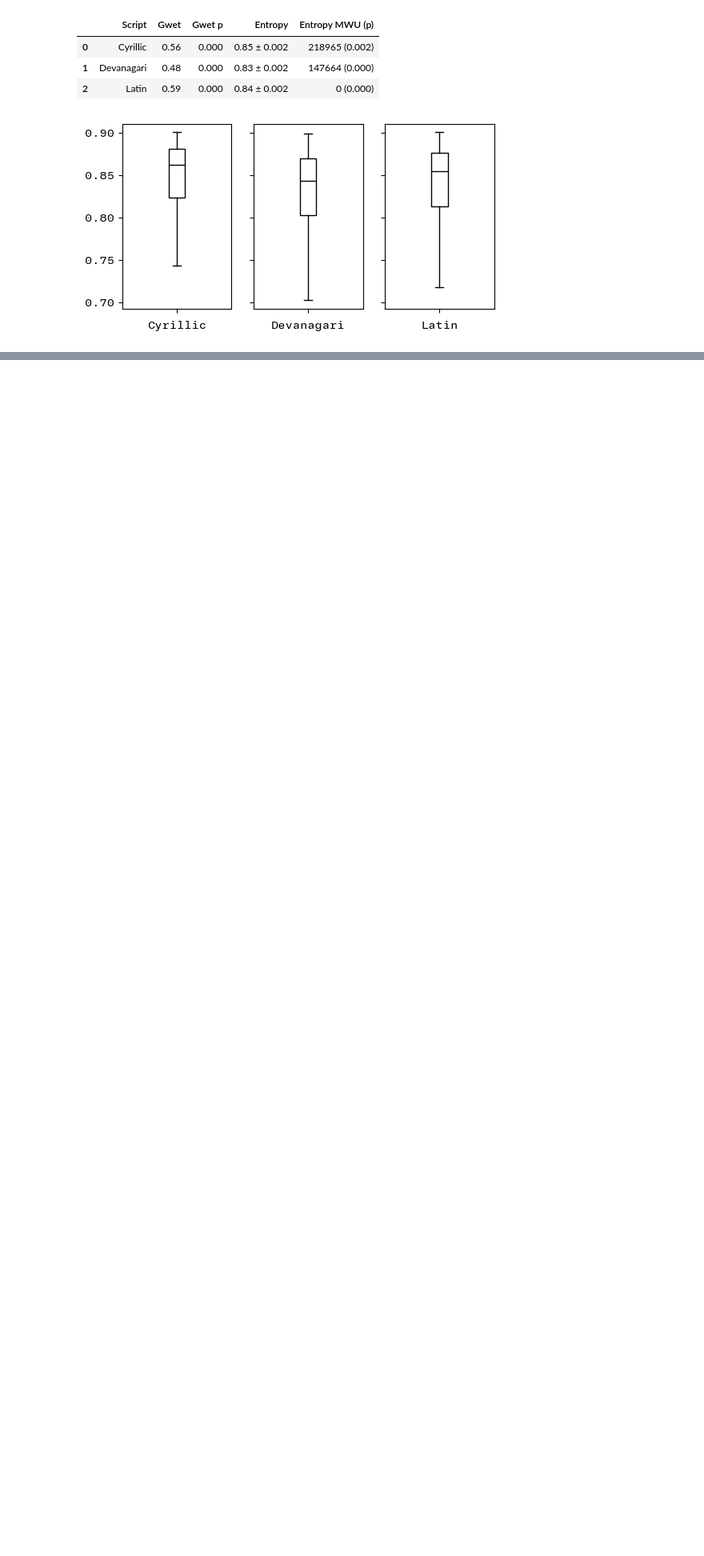
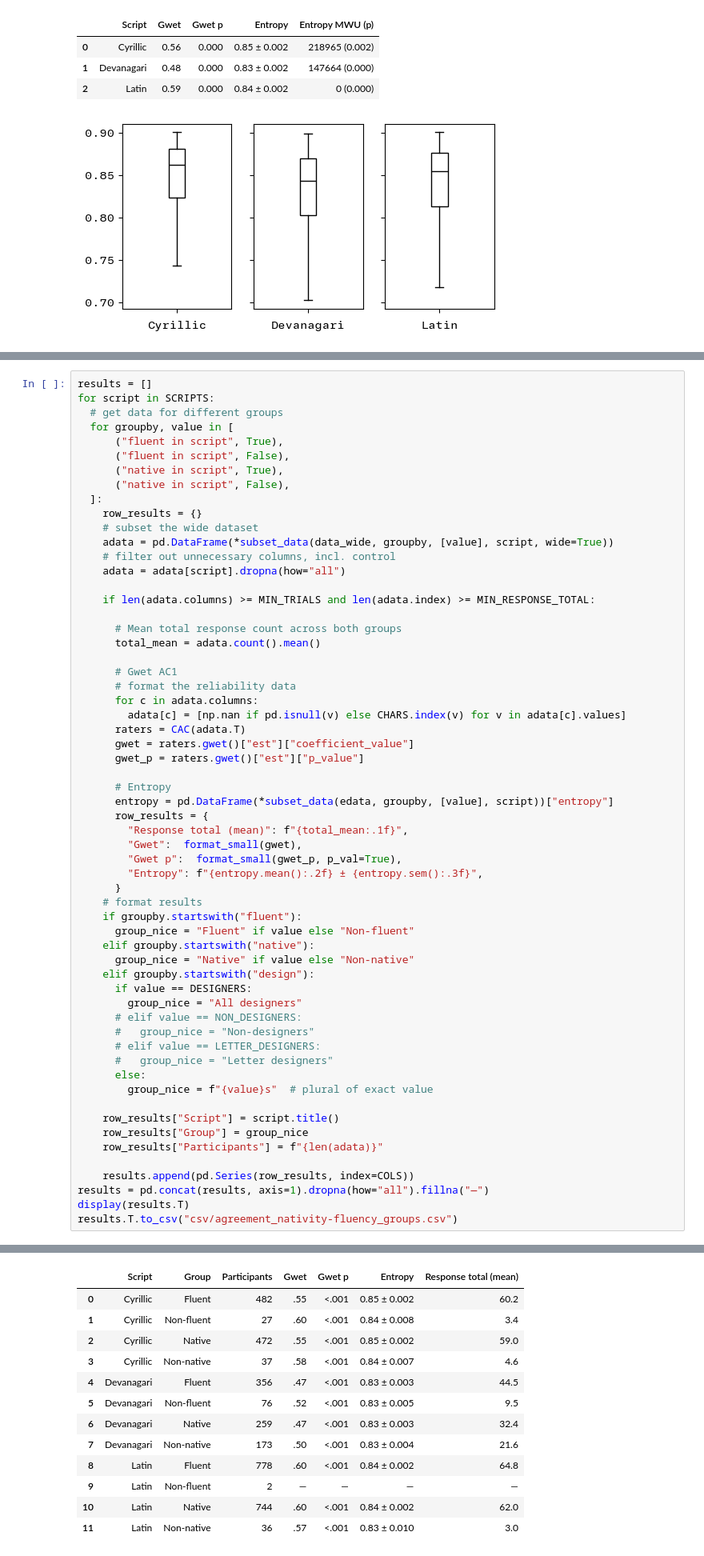
Before and after one commit to MrBrezina/context-sensitive-visual-similarity, a Jupyter notebook: data/participants-agreement_effects-of-expertise-fluency-nativity.ipynb, the cells around one changed output, grey strips where cells are left out. Shown: that part at 80% size. Drawn from its saved outputs; the diff is of its cells as text; blank space fills up the shorter version.

```diff
--- a/data/participants-agreement_effects-of-expertise-fluency-nativity.ipynb
+++ b/data/participants-agreement_effects-of-expertise-fluency-nativity.ipynb
@@ -493,0 +486,61 @@ Alpha is 0.013 after Bonferroni correction for a family of 4 hypotheses for Lati
+# %%
+results = []
+for script in SCRIPTS:
+  # get data for different groups
+  for groupby, value in [
+      ("fluent in script", True),
+      ("fluent in script", False),
+      ("native in script", True),
+      ("native in script", False),
+  ]:
+    row_results = {}
+    # subset the wide dataset
+    adata = pd.DataFrame(*subset_data(data_wide, groupby, [value], script, wide=True))
+    # filter out unnecessary columns, incl. control
+    adata = adata[script].dropna(how="all")
+
+    if len(adata.columns) >= MIN_TRIALS and len(adata.index) >= MIN_RESPONSE_TOTAL:
+
+      # Mean total response count across both groups
+      total_mean = adata.count().mean()
+
+      # Gwet AC1
+      # format the reliability data
+      for c in adata.columns:
+        adata[c] = [np.nan if pd.isnull(v) else CHARS.index(v) for v in adata[c].values]
+      raters = CAC(adata.T)
+      gwet = raters.gwet()["est"]["coefficient_value"]
+      gwet_p = raters.gwet()["est"]["p_value"]
+
+      # Entropy
+      entropy = pd.DataFrame(*subset_data(edata, groupby, [value], script))["entropy"]
+      row_results = {
+        "Response total (mean)": f"{total_mean:.1f}",
+        "Gwet":  format_small(gwet),
+        "Gwet p":  format_small(gwet_p, p_val=True),
+        "Entropy": f"{entropy.mean():.2f} ± {entropy.sem():.3f}",
+      }
+    # format results
+    if groupby.startswith("fluent"):
+      group_nice = "Fluent" if value else "Non-fluent"
+    elif groupby.startswith("native"):
+      group_nice = "Native" if value else "Non-native"
+    elif groupby.startswith("design"):
+      if value == DESIGNERS:
+        group_nice = "All designers"
+      # elif value == NON_DESIGNERS:
+      #   group_nice = "Non-designers"
+      # elif value == LETTER_DESIGNERS:
+      #   group_nice = "Letter designers"
+      else:
+        group_nice = f"{value}s"  # plural of exact value
+
+    row_results["Script"] = script.title()
+    row_results["Group"] = group_nice
+    row_results["Participants"] = f"{len(adata)}"
+
+    results.append(pd.Series(row_results, index=COLS))
+results = pd.concat(results, axis=1).dropna(how="all").fillna("—")
+display(results.T)
+results.T.to_csv("csv/agreement_nativity-fluency_groups.csv")
+# %% [output]
@@ -493,0 +551,13 @@ Alpha is 0.013 after Bonferroni correction for a family of 4 hypotheses for Lati
+|  | Script | Group | Participants | Gwet | Gwet p | Entropy | Response total (mean) |
+| 0 | Cyrillic | Fluent | 482 | .55 | <.001 | 0.85 ± 0.002 | 60.2 |
+| 1 | Cyrillic | Non-fluent | 27 | .60 | <.001 | 0.84 ± 0.008 | 3.4 |
+| 2 | Cyrillic | Native | 472 | .55 | <.001 | 0.85 ± 0.002 | 59.0 |
+| 3 | Cyrillic | Non-native | 37 | .58 | <.001 | 0.84 ± 0.007 | 4.6 |
+| 4 | Devanagari | Fluent | 356 | .47 | <.001 | 0.83 ± 0.003 | 44.5 |
+| 5 | Devanagari | Non-fluent | 76 | .52 | <.001 | 0.83 ± 0.005 | 9.5 |
+| 6 | Devanagari | Native | 259 | .47 | <.001 | 0.83 ± 0.003 | 32.4 |
+| 7 | Devanagari | Non-native | 173 | .50 | <.001 | 0.83 ± 0.004 | 21.6 |
+| 8 | Latin | Fluent | 778 | .60 | <.001 | 0.84 ± 0.002 | 64.8 |
+| 9 | Latin | Non-fluent | 2 | — | — | — | — |
+| 10 | Latin | Native | 744 | .60 | <.001 | 0.84 ± 0.002 | 62.0 |
+| 11 | Latin | Non-native | 36 | .57 | <.001 | 0.83 ± 0.010 | 3.0 |
```
Also changed, not shown: parts of 5 cells of this notebook, 8 other files.
